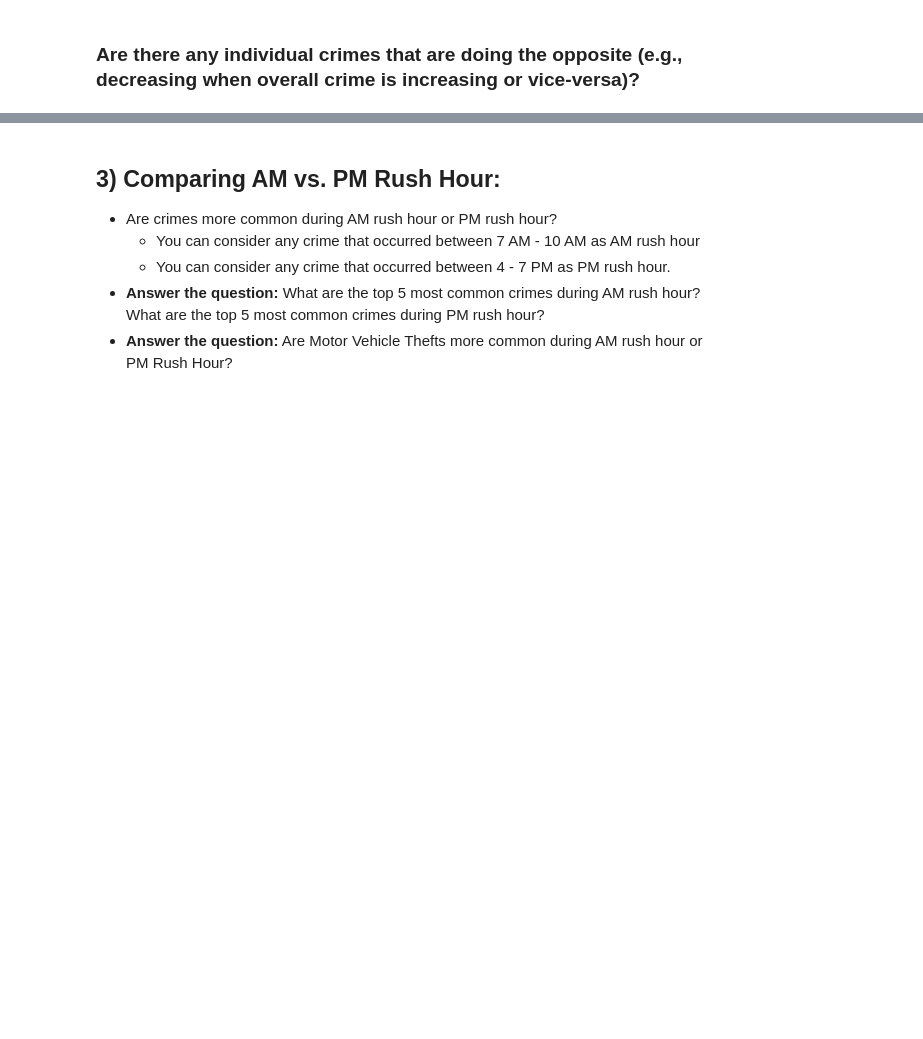
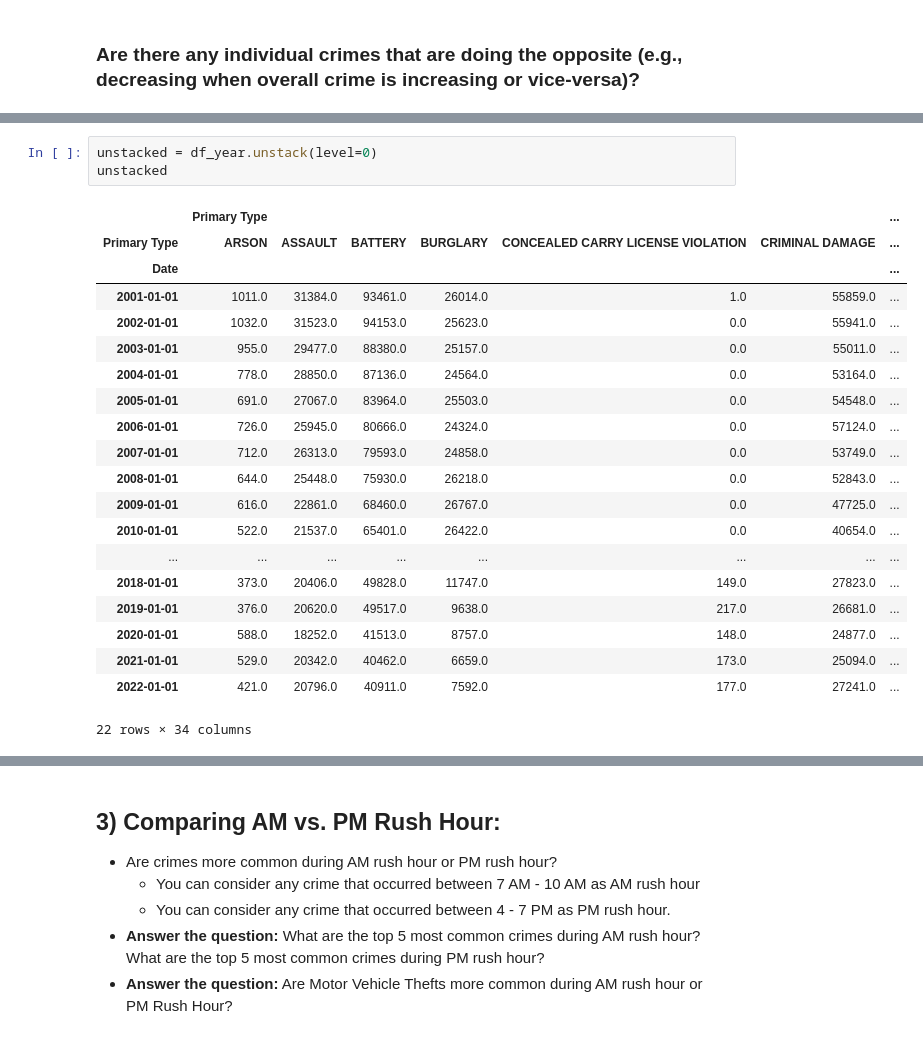
Before and after one commit to LoveidaLucero/Chicago-Crime-Trends, a Jupyter notebook: Part 1.ipynb, the cells around one changed output, grey strips where cells are left out. Saved outputs shown, nothing was run; the diff lists cells and outputs as text; blank space fills up the shorter version.

```diff
--- a/Part 1.ipynb
+++ b/Part 1.ipynb
@@ -492,0 +320,24 @@ ncss.plot();
+# %%
+unstacked = df_year.unstack(level=0)
+unstacked
+# %% [output]
+|  | Primary Type |  |  |  |  |  | ... |
+| Primary Type | ARSON | ASSAULT | BATTERY | BURGLARY | CONCEALED CARRY LICENSE VIOLATION | CRIMINAL DAMAGE | ... |
+| Date |  |  |  |  |  |  | ... |
+| 2001-01-01 | 1011.0 | 31384.0 | 93461.0 | 26014.0 | 1.0 | 55859.0 | ... |
+| 2002-01-01 | 1032.0 | 31523.0 | 94153.0 | 25623.0 | 0.0 | 55941.0 | ... |
+| 2003-01-01 | 955.0 | 29477.0 | 88380.0 | 25157.0 | 0.0 | 55011.0 | ... |
+| 2004-01-01 | 778.0 | 28850.0 | 87136.0 | 24564.0 | 0.0 | 53164.0 | ... |
+| 2005-01-01 | 691.0 | 27067.0 | 83964.0 | 25503.0 | 0.0 | 54548.0 | ... |
+| 2006-01-01 | 726.0 | 25945.0 | 80666.0 | 24324.0 | 0.0 | 57124.0 | ... |
+| 2007-01-01 | 712.0 | 26313.0 | 79593.0 | 24858.0 | 0.0 | 53749.0 | ... |
+| 2008-01-01 | 644.0 | 25448.0 | 75930.0 | 26218.0 | 0.0 | 52843.0 | ... |
+| 2009-01-01 | 616.0 | 22861.0 | 68460.0 | 26767.0 | 0.0 | 47725.0 | ... |
+| 2010-01-01 | 522.0 | 21537.0 | 65401.0 | 26422.0 | 0.0 | 40654.0 | ... |
+| ... | ... | ... | ... | ... | ... | ... | ... |
+| 2018-01-01 | 373.0 | 20406.0 | 49828.0 | 11747.0 | 149.0 | 27823.0 | ... |
+| 2019-01-01 | 376.0 | 20620.0 | 49517.0 | 9638.0 | 217.0 | 26681.0 | ... |
+| 2020-01-01 | 588.0 | 18252.0 | 41513.0 | 8757.0 | 148.0 | 24877.0 | ... |
+| 2021-01-01 | 529.0 | 20342.0 | 40462.0 | 6659.0 | 173.0 | 25094.0 | ... |
+| 2022-01-01 | 421.0 | 20796.0 | 40911.0 | 7592.0 | 177.0 | 27241.0 | ... |
+22 rows × 34 columns
```
Also changed, not shown: parts of 47 cells of this notebook.
